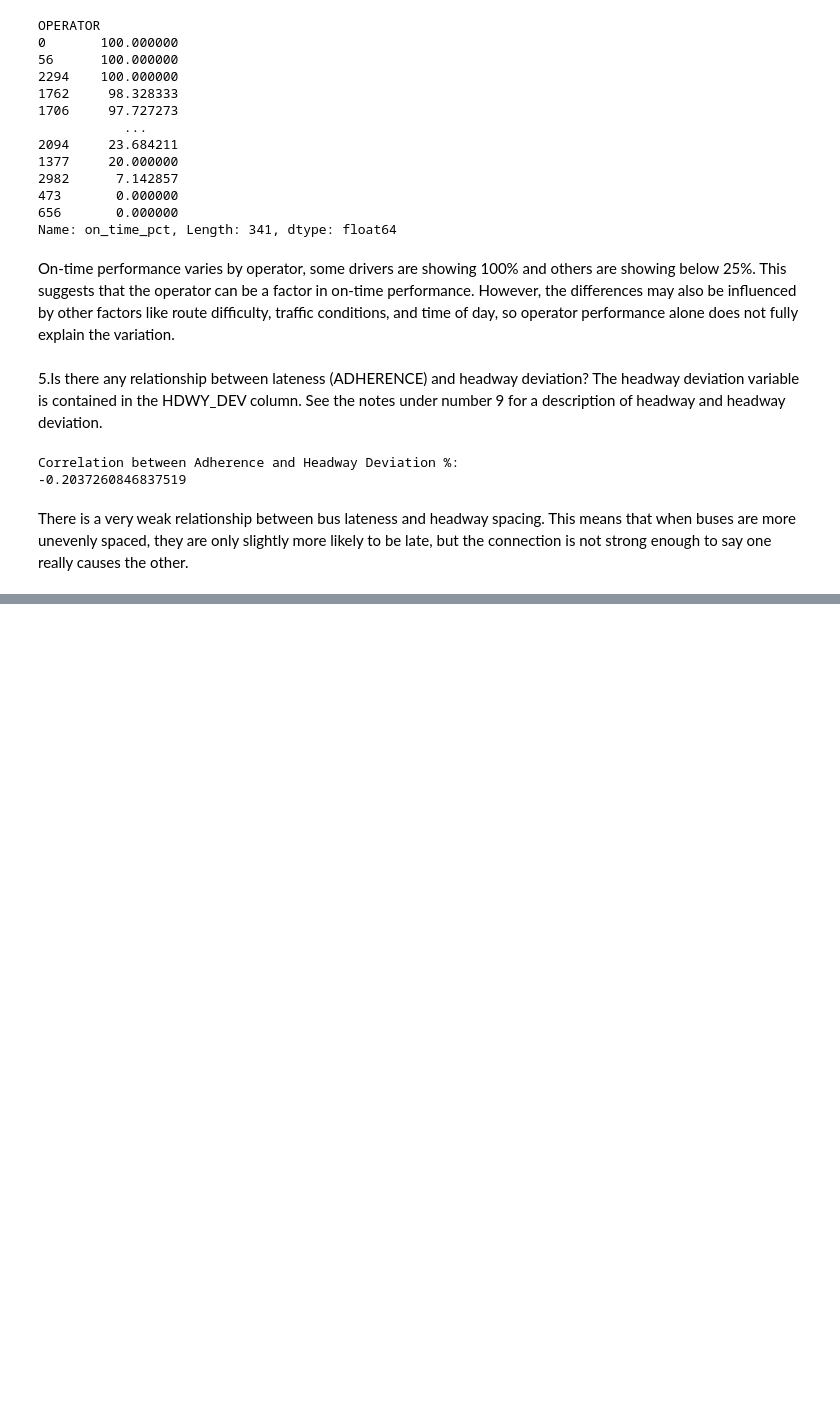
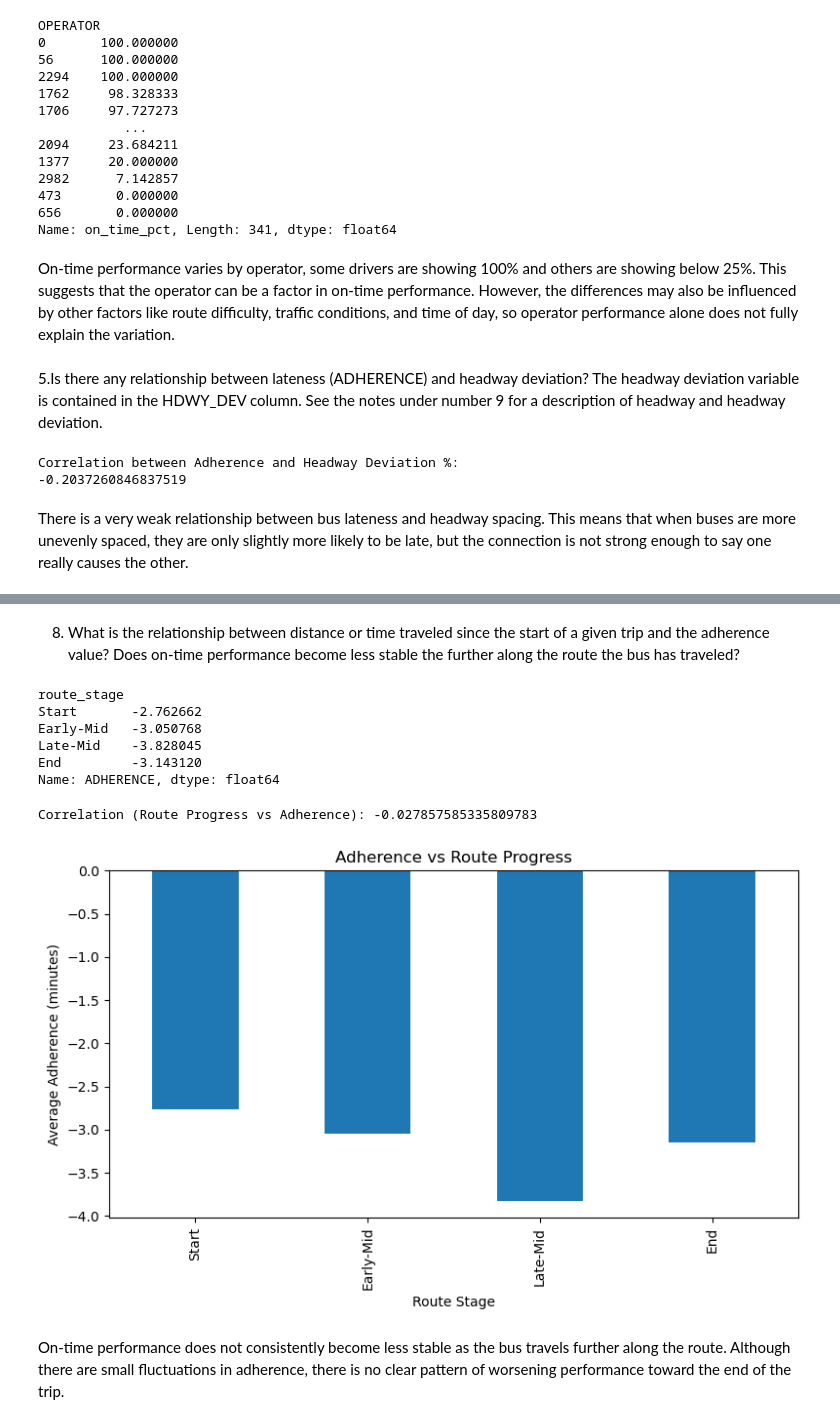
Before and after one commit to NewForce-Data-Cohort-12/we-go-free-wheely, a Jupyter notebook: notebooks/wegogroupproject.ipynb, the cells around one changed output, grey strips where cells are left out. Cells and saved outputs as stored; diff of their text form; code cells hidden in the pictures; blank space fills up the shorter version.

```diff
--- a/notebooks/wegogroupproject.ipynb
+++ b/notebooks/wegogroupproject.ipynb
@@ -319,0 +406,50 @@ There is a very weak relationship between bus lateness and headway spacing. This
+# %% [markdown]
+8. What is the relationship between distance or time traveled since the start of a given trip and the adherence value? Does on-time performance become less stable the further along the route the bus has traveled?
+# %%
+import pandas as pd
+
+df = pd.read_csv('Headway Data, 8-1-2023 to 9-30-2023.csv')
+
+data = df[['ROUTE_STOP_SEQUENCE', 'ADHERENCE']].dropna()
+
+data['ROUTE_STOP_SEQUENCE'] = pd.to_numeric(data['ROUTE_STOP_SEQUENCE'], errors='coerce')
+data['ADHERENCE'] = pd.to_numeric(data['ADHERENCE'], errors='coerce')
+
+data = data.dropna()
+# %%
+data['route_stage'] = pd.qcut(
+    data['ROUTE_STOP_SEQUENCE'],
+    q=4,
+    labels=['Start', 'Early-Mid', 'Late-Mid', 'End']
+)
+# %%
+stage_perf = data.groupby('route_stage')['ADHERENCE'].mean()
+
+print(stage_perf)
+# %% [output]
+route_stage
+Start       -2.762662
+Early-Mid   -3.050768
+Late-Mid    -3.828045
+End         -3.143120
+Name: ADHERENCE, dtype: float64
+# %%
+corr = data['ROUTE_STOP_SEQUENCE'].corr(data['ADHERENCE'])
+
+print("Correlation (Route Progress vs Adherence):", corr)
+# %% [output]
+Correlation (Route Progress vs Adherence): -0.027857585335809783
+# %%
+import matplotlib.pyplot as plt
+
+stage_perf.plot(kind='bar', figsize=(8,5))
+
+plt.title('Adherence vs Route Progress')
+plt.xlabel('Route Stage')
+plt.ylabel('Average Adherence (minutes)')
+plt.tight_layout()
+plt.show()
+# %% [output]
+[figure, added]
+# %% [markdown]
+On-time performance does not consistently become less stable as the bus travels further along the route. Although there are small fluctuations in adherence, there is no clear pattern of worsening performance toward the end of the trip.
```
Also changed, not shown: parts of 18 cells of this notebook, 2 other files.
